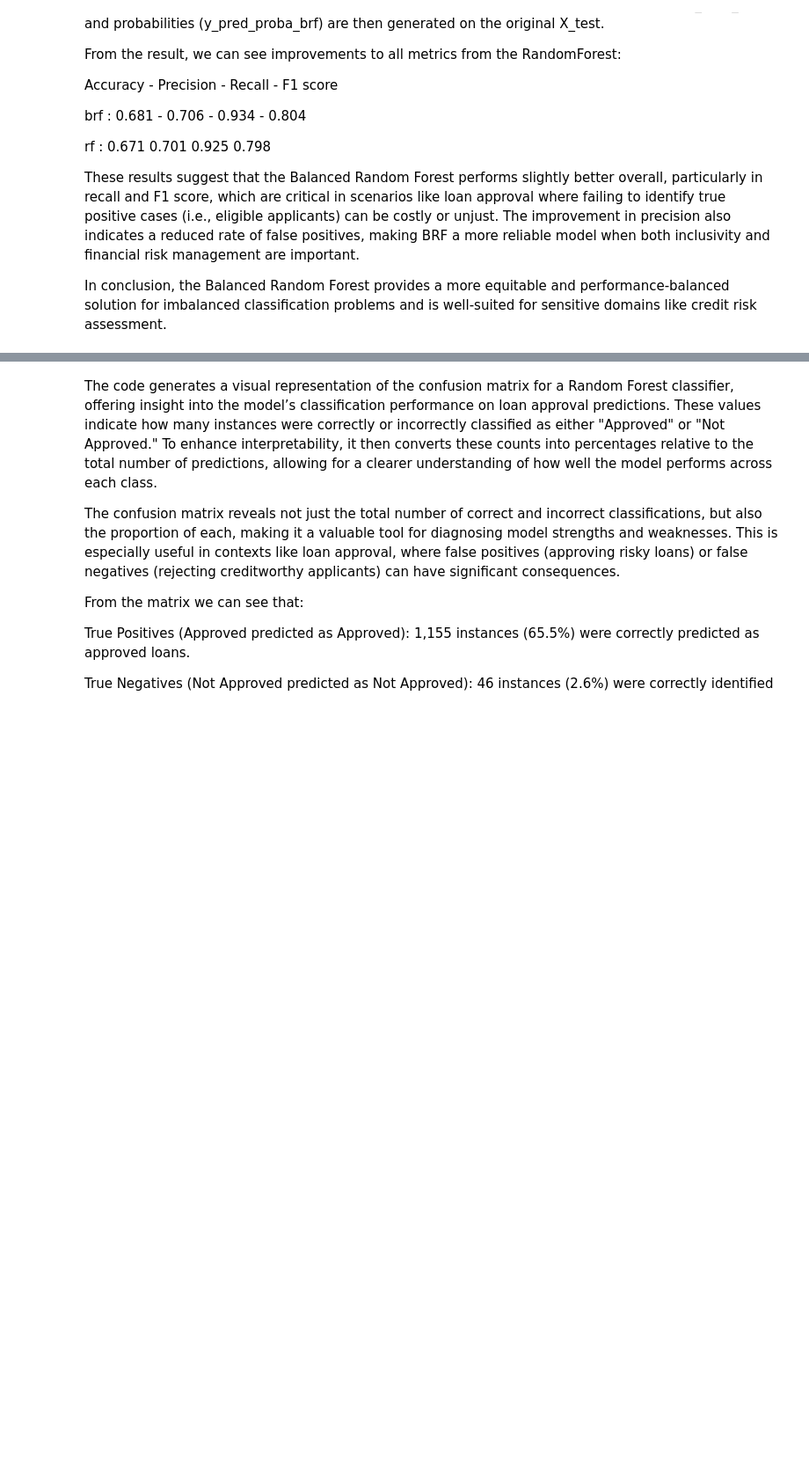
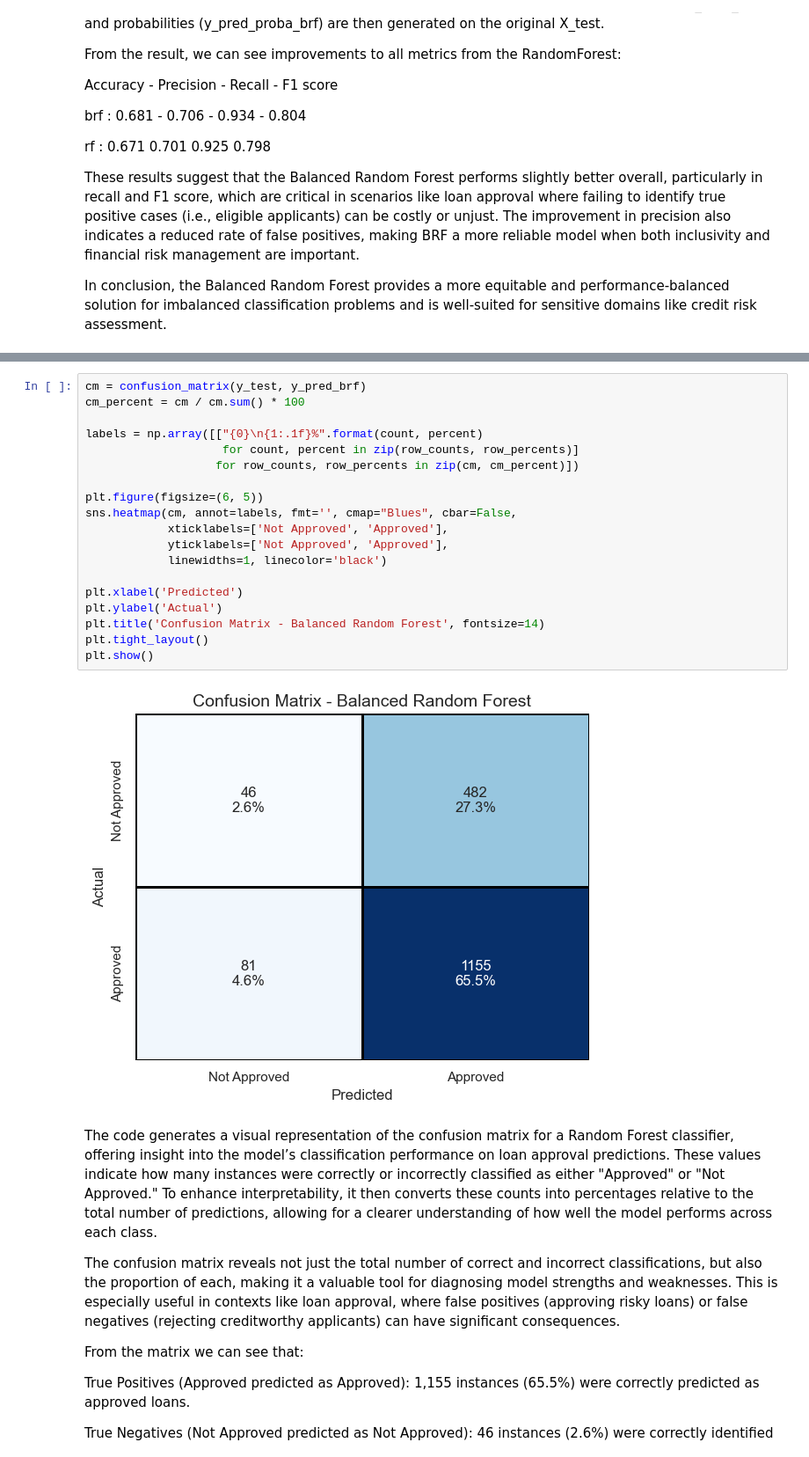
Before and after one commit to sunichayalai/mld2, a Jupyter notebook: loan.ipynb, the cells around one changed output, grey strips where cells are left out. Shown at 88% size. Saved outputs shown, nothing was run; the diff lists cells and outputs as text; blank space fills up the shorter version.

```diff
--- a/loan.ipynb
+++ b/loan.ipynb
@@ -777,3 +772,24 @@ plt.show()
+# %%
+cm = confusion_matrix(y_test, y_pred_brf)
+cm_percent = cm / cm.sum() * 100
+
+labels = np.array([["{0}\n{1:.1f}%".format(count, percent)
+                    for count, percent in zip(row_counts, row_percents)]
+                   for row_counts, row_percents in zip(cm, cm_percent)])
+
+plt.figure(figsize=(6, 5))
+sns.heatmap(cm, annot=labels, fmt='', cmap="Blues", cbar=False,
+            xticklabels=['Not Approved', 'Approved'],
+            yticklabels=['Not Approved', 'Approved'],
+            linewidths=1, linecolor='black')
+
+plt.xlabel('Predicted')
+plt.ylabel('Actual')
+plt.title('Confusion Matrix - Balanced Random Forest', fontsize=14)
+plt.tight_layout()
+plt.show()
+# %% [output]
+[figure, added]
 # %% [markdown]
 The code generates a visual representation of the confusion matrix for a Random Forest classifier, offering insight into the model’s classification performance on loan approval predictions. These values indicate how many instances were correctly or incorrectly classified as either "Approved" or "Not Approved." To enhance interpretability, it then converts these counts into percentages relative to the total number of predictions, allowing for a clearer understanding of how well the model performs across each class.
 
```
Also changed, not shown: parts of 14 cells of this notebook.
